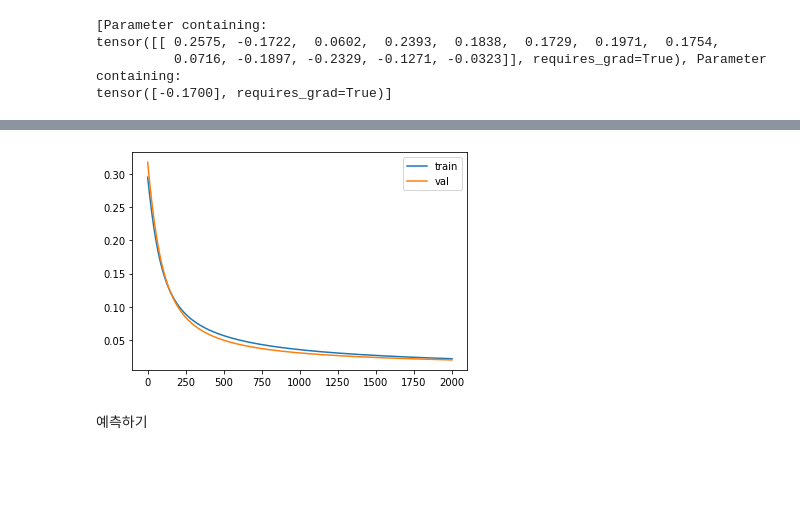
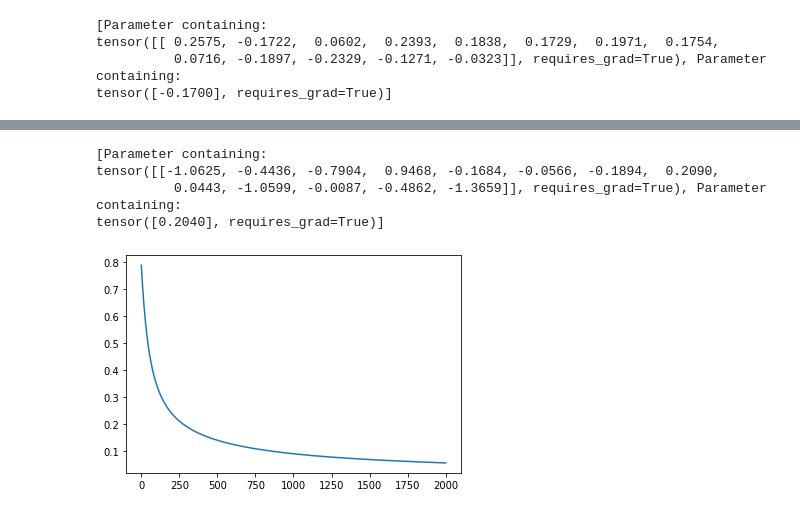
Before and after one commit to leehyunggeunkeun/inha, a Jupyter notebook: pytorch_0420_이진분류.ipynb, the cells around one changed output, grey strips where cells are left out. Saved outputs shown, nothing was run; the diff lists cells and outputs as text; code cells hidden in the pictures; blank space fills up the shorter version.

```diff
--- a/pytorch_0420_이진분류.ipynb
+++ b/pytorch_0420_이진분류.ipynb
@@ -132,13 +132,11 @@ class Wine():
 # %%
 dataset=Wine()
 
-train_val_ratio=0.8
-train_size=int(len(dataset)*train_val_ratio)
-val_size=len(dataset)-train_size
-print(train_size,val_size)
+train_test_ratio=0.8
+train_size=int(len(dataset)*train_test_ratio)
+test_size=len(dataset)-train_size
 
-
-train_dataset, val_dataset = torch.utils.data.random_split(dataset,[train_size,val_size])
-print(len(train_dataset), len(val_dataset))
+train_dataset, test_dataset = torch.utils.data.random_split(dataset,[train_size,test_size])
+print(len(train_dataset), len(test_dataset))
 # %% [output]
 104 26
@@ -149,8 +146,8 @@ dataset[0]  #0번쨰샘플의 x는 1.4469, -0.2933,  0.3013, -0.9368,  1.7619,
 (tensor([ 1.4469, -0.2933,  0.3013, -0.9368,  1.7619,  0.5085,  0.7726, -0.4605,
           0.9964,  0.8889, -0.1120,  2.0322,  0.7799]), tensor([0.]))
 # %%
-train_loader=DataLoader(dataset=train_dataset,batch_size=len(dataset),shuffle=True)
-val_loader=DataLoader(dataset=val_dataset,batch_size=len(dataset),shuffle=True)
+train_loader=DataLoader(dataset=train_dataset,batch_size=len(dataset))
+test_loader=DataLoader(dataset=test_dataset,batch_size=len(dataset))
 # %%
 class BinaryClassifier(nn.Module):
     def __init__(self):
@@ -172,19 +169,17 @@ tensor([[ 0.2575, -0.1722,  0.0602,  0.2393,  0.1838,  0.1729,  0.1971,  0.1754,
           0.0716, -0.1897, -0.2329, -0.1271, -0.0323]], requires_grad=True), Parameter containing:
 tensor([-0.1700], requires_grad=True)]
 # %%
-#validataion set 나누니 확실히 cost가 줄어든다.
+nb_epochs=2000
 
-nb_epochs=2000
 train_losses=[]
-val_losses = []
 
 for epoch in range(nb_epochs+1):
     for batch_idx, samples in enumerate(train_loader):
         x_train, y_train = samples
 
 
-        prediction = model(x_train)
-        cost = F.mse_loss(prediction, y_train)
+        hypothesis = model(x_train)
+        cost = F.binary_cross_entropy(hypothesis, y_train)
 
 
 
@@ -199,19 +194,4 @@ for epoch in range(nb_epochs+1):
             epoch, nb_epochs, batch_idx+1, len(train_loader),
             cost.item()
              ))
-
-    for batch_idx, samples in enumerate(val_loader):
-        x_val, y_val = samples
-
-        prediction = model(x_val)
-        cost = F.mse_loss(prediction, y_val)
-
-        val_losses.append(cost.item())
-
-        if epoch % 100 == 0:
-            print('Epoch {:4d}/{} Batch {}/{} Validation Cost: {:.6f}'.format(
-            epoch, nb_epochs, batch_idx+1, len(val_loader),
-            cost.item()
-             ))
-            print('-'*50)
 # %% [output]
@@ -235,9 +215,12 @@ Epoch 2000/2000 Batch 1/1 Validation Cost: 0.020281
+# %%
+print(list(model.parameters())) #학습후 w와 b의 값 확인
+# %% [output]
+[Parameter containing:
+tensor([[-1.0625, -0.4436, -0.7904,  0.9468, -0.1684, -0.0566, -0.1894,  0.2090,
+          0.0443, -1.0599, -0.0087, -0.4862, -1.3659]], requires_grad=True), Parameter containing:
+tensor([0.2040], requires_grad=True)]
 # %%
-plt.plot(train_losses, label='train')
-plt.plot(val_losses, label='val')
-plt.legend()
+plt.plot(train_losses)
 plt.show()
 # %% [output]
-[figure, old version]
+[figure, new version]
-# %% [markdown]
-예측하기
```
Also changed, not shown: parts of 7 cells of this notebook.
